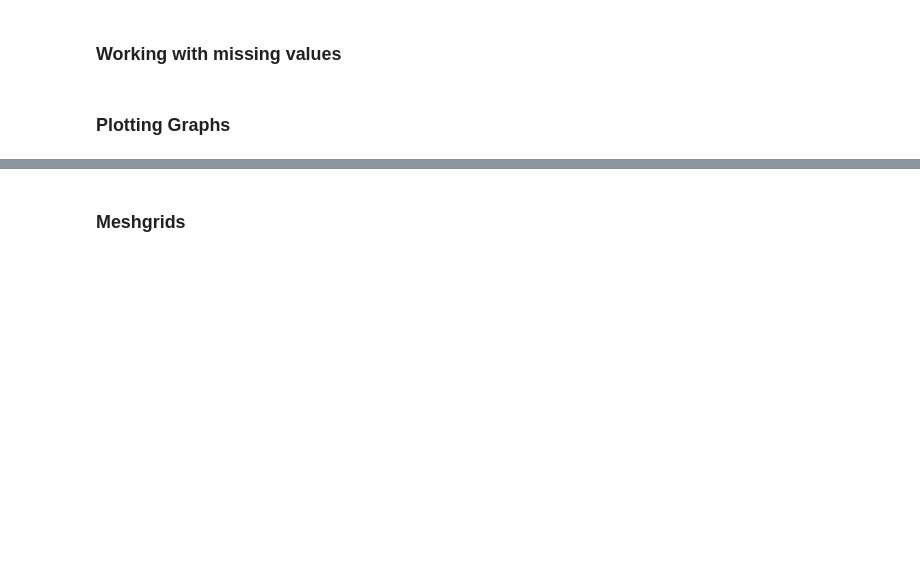
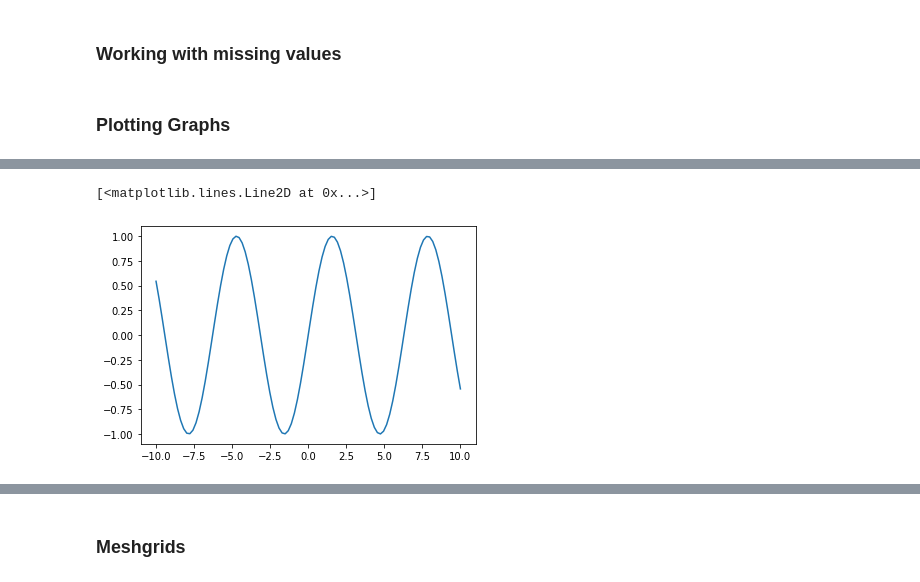
Before and after one commit to rajeshchengannur/Datascience, a Jupyter notebook: session_14_numpy_advanced.ipynb, the cells around one changed output, grey strips where cells are left out. Saved outputs shown, nothing was run; the diff lists cells and outputs as text; code cells hidden in the pictures; blank space fills up the shorter version.

```diff
--- a/session_14_numpy_advanced.ipynb
+++ b/session_14_numpy_advanced.ipynb
@@ -155,4 +206,9 @@ print(b)
 # %%
 # y = sin(x)
+y=np.sin(x)
+plt.plot(x,y)
+# %% [output]
+[<matplotlib.lines.Line2D at 0x...>]
+[figure, added]
 # %%
 # y = xlog(x)
```
Also changed, not shown: parts of 12 cells of this notebook.
